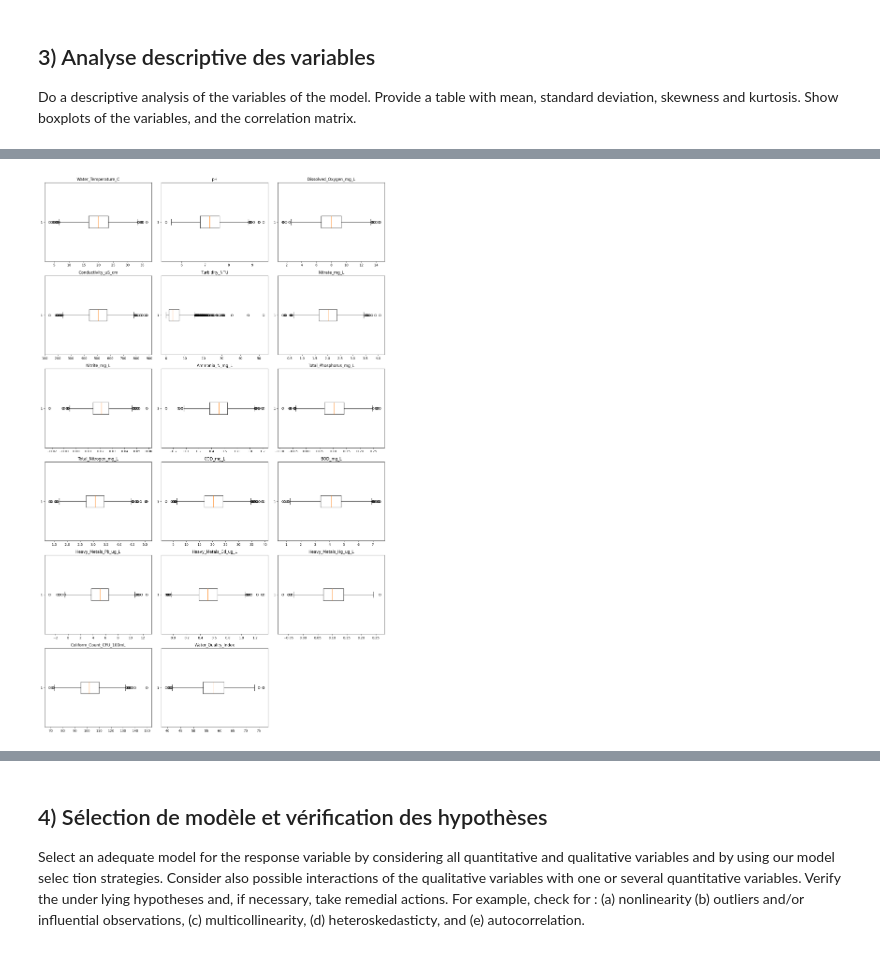
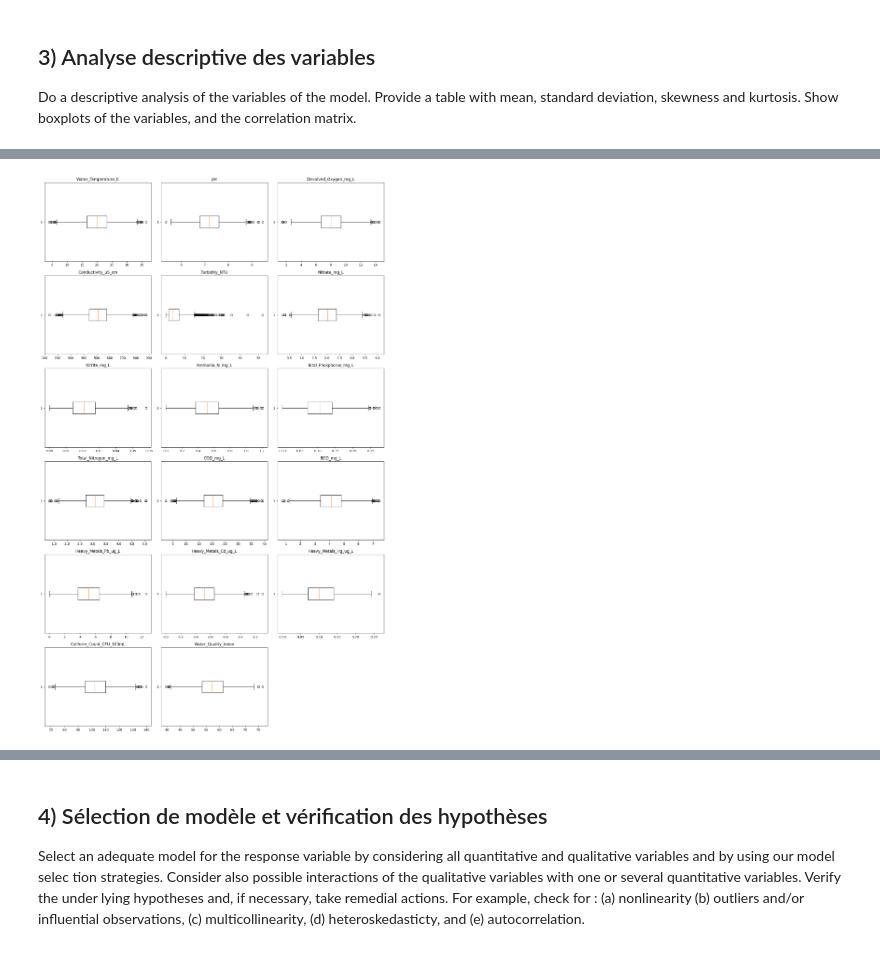
Before and after one commit to MatscoSan/Linear-P1, a Jupyter notebook: notebook.ipynb, the cells around one changed output, grey strips where cells are left out. Cells and saved outputs as stored; diff of their text form; code cells hidden in the pictures.

Commit message:
clean dataset+correction 7

```diff
--- a/notebook.ipynb
+++ b/notebook.ipynb
@@ -37,22 +37,94 @@ Do a descriptive analysis of the variables of the model. Provide a table
  with mean, standard deviation, skewness and kurtosis. Show boxplots
  of the variables, and the correlation matrix.
 # %%
-# calcule de la moyenne, ecart-type, skewness et kurtosis + boxplot et correlation matrix
-response_var = '<Water_Quality_Index>'
+# Vérifications : valeurs manquantes + incohérences + calculs descriptifs
+# Missing values
+print("---- Vérification des valeurs manquantes ----")
+missing_counts = train_df.isnull().sum()
+missing_perc = (train_df.isnull().mean() * 100).round(2)
+missing_df = pd.DataFrame({'missing_count': missing_counts, 'missing_%': missing_perc})
+missing_df = missing_df[missing_df['missing_count'] > 0].sort_values('missing_%', ascending=False)
+if missing_df.empty:
+    print("Aucune valeur manquante détectée dans le jeu d'entraînement.")
+else:
+    display(missing_df)
+    print("Exemples d'observations contenant au moins une valeur manquante :")
+    display(train_df[train_df.isnull().any(axis=1)].head())
 
+# Duplicates
+dup = train_df.duplicated().sum()
+print(f"Doublons détectés : {dup}")
+if dup > 0:
+    print("Exemples de lignes en double :")
+    display(train_df[train_df.duplicated(keep=False)].head())
+
+#Type / valeurs incohérentes (colonnes object contenant des valeurs numériques partiellement)
+print("---- Vérification des types et valeurs suspectes ----")
+obj_cols = train_df.select_dtypes(include=['object']).columns.tolist()
+suspect_cols = {}
+for col in obj_cols:
+    coerced = pd.to_numeric(train_df[col], errors='coerce')
+    n_numeric = coerced.notna().sum()
+    if 0 < n_numeric < len(train_df):
+        suspect_cols[col] = f"{n_numeric}/{len(train_df)} convertible en numérique"
+if suspect_cols:
+    print("Colonnes de type object contenant des valeurs numériques partiellement :")
+    for k, v in suspect_cols.items():
+        print(f" - {k}: {v}")
+else:
+    print("Pas de colonnes 'object' avec valeurs numériques partielles détectées.")
+
+#Contrôles valeurs abérantes
+ranges = {
+    'pH': (0, 14),
+    'Turbidity_NTU': (0, None),
+    'Water_Temperature_C': (-20, 50),
+    'Water_Quality_Index': (0, None)
+}
+for col, (low, high) in ranges.items():
+    if col in train_df.columns:
+        s = train_df[col]
+        mask = pd.Series(False, index=s.index)
+        if low is not None:
+            mask = mask | (s < low)
+        if high is not None:
+            mask = mask | (s > high)
+        nviol = int(mask.sum())
+        if nviol > 0:
+            print(f"{nviol} valeurs hors plage détectées pour {col} (attendu {low} à {high}). Exemples :")
+            display(train_df.loc[mask, [col]].head())
+
+# === Tout en un : détecter, afficher, nettoyer et analyser ===
+concentration_cols = [c for c in train_df.columns if any(x in c for x in ['mg_L', 'ug_L', 'CFU', 'Count', 'Concentration'])]
+# Forcer la conversion en numérique pour garantir une détection correcte
+for c in concentration_cols:
+    train_df[c] = pd.to_numeric(train_df[c], errors='coerce')
+
+# Compter négatifs par colonne
+neg_counts = {c: int((train_df[c] < 0).sum()) for c in concentration_cols}
+
+# Lignes contenant au moins une valeur négative
+mask_neg_row = pd.DataFrame({c: train_df[c] < 0 for c in concentration_cols}).any(axis=1) if concentration_cols else pd.Series(False, index=train_df.index)
+rows_with_neg = int(mask_neg_row.sum())
+
+
+# Nettoyage: suppression des lignes contenant des négatifs
+n_before = len(train_df)
+train_df = train_df.loc[~mask_neg_row].reset_index(drop=True)
+print("Dataset nettoyé")
+# Analyse descriptive sur le df nettoyé
 num_cols = train_df.select_dtypes(include=[np.number]).columns.tolist()
-
-#table
 stats_table = pd.DataFrame({
-    'mean':train_df[num_cols].mean(),
+    'mean': train_df[num_cols].mean(),
     'sd': train_df[num_cols].std(),
     'skewness': train_df[num_cols].skew(),
     'kurtosis': train_df[num_cols].kurt()
 }).round(4)
-print('Table des statistiques descriptives (variables numériques):')
+
+print('\nTable des statistiques descriptives (après nettoyage) :')
 display(stats_table)
 
-#boxplot
+# Boxplots
 cols = num_cols
 n = len(cols)
 ncols = 3
@@ -65,18 +137,17 @@ for i, c in enumerate(cols, 1):
 plt.tight_layout()
 plt.show()
 
-#correlation matrix
+# Matrice de corrélation
 corr = train_df[num_cols].corr()
-fig, ax = plt.subplots(figsize=(10,8))
+fig, ax = plt.subplots(figsize=(10, 8))
 cax = ax.matshow(corr, cmap='coolwarm', vmin=-1, vmax=1)
 fig.colorbar(cax)
 ax.set_xticks(range(len(num_cols)))
 ax.set_yticks(range(len(num_cols)))
 ax.set_xticklabels(num_cols, rotation=90)
 ax.set_yticklabels(num_cols)
-
 for (i, j), val in np.ndenumerate(corr.values):
-    ax.text(j, i, f"{val:.2f}", ha='center', va='center', color='white' if abs(val)>0.5 else 'black', fontsize=8)
-plt.title('Matrice de corrélation (variables numériques)')
+    ax.text(j, i, f"{val:.2f}", ha='center', va='center', color='white' if abs(val) > 0.5 else 'black', fontsize=8)
+plt.title('Matrice de corrélation (après nettoyage)')
 plt.show()
 # %% [output]
@@ -102 +180 @@ Table des statistiques descriptives (variables numériques):
-[figure, old version]
+[figure, new version]
```
Also changed, not shown: parts of 16 cells of this notebook.
